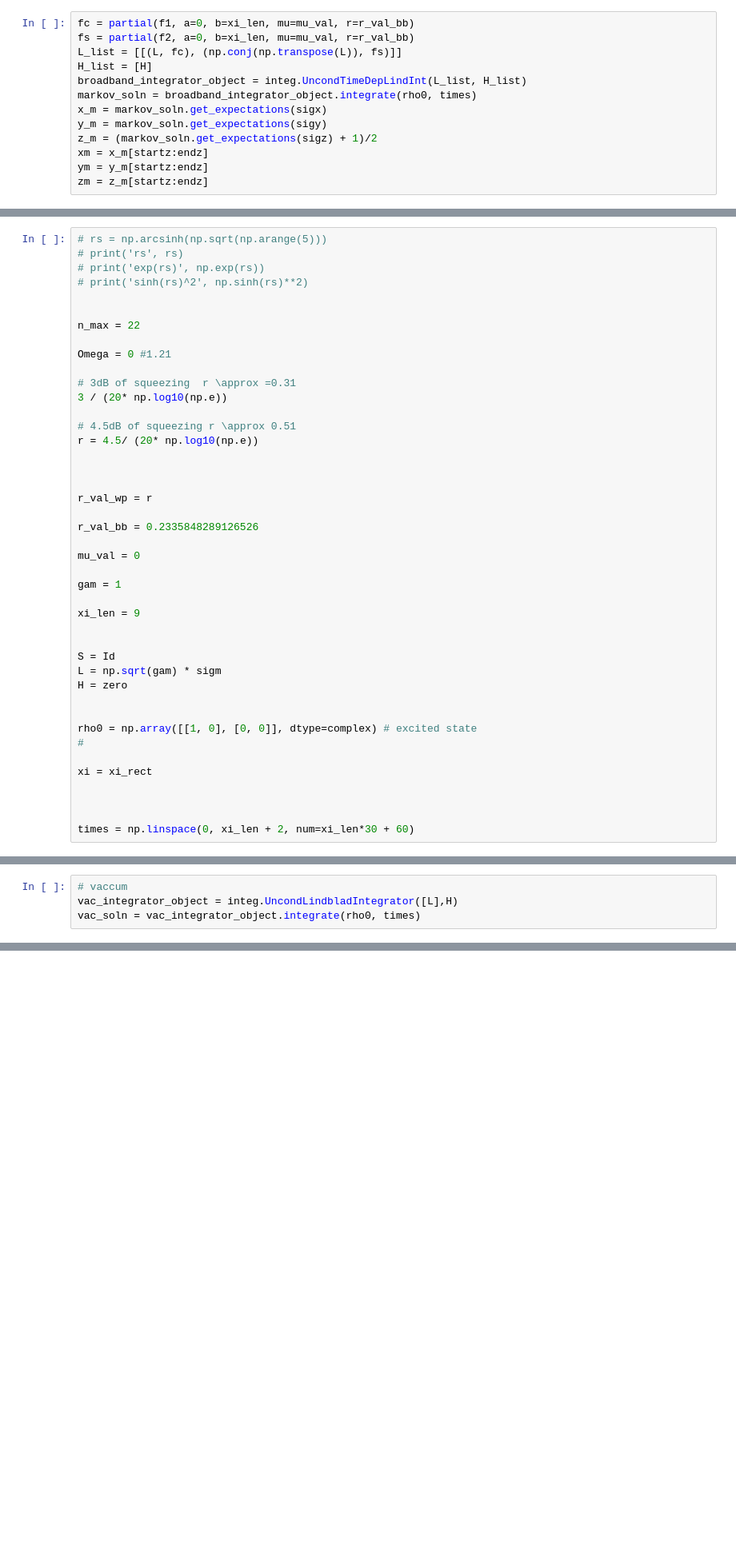
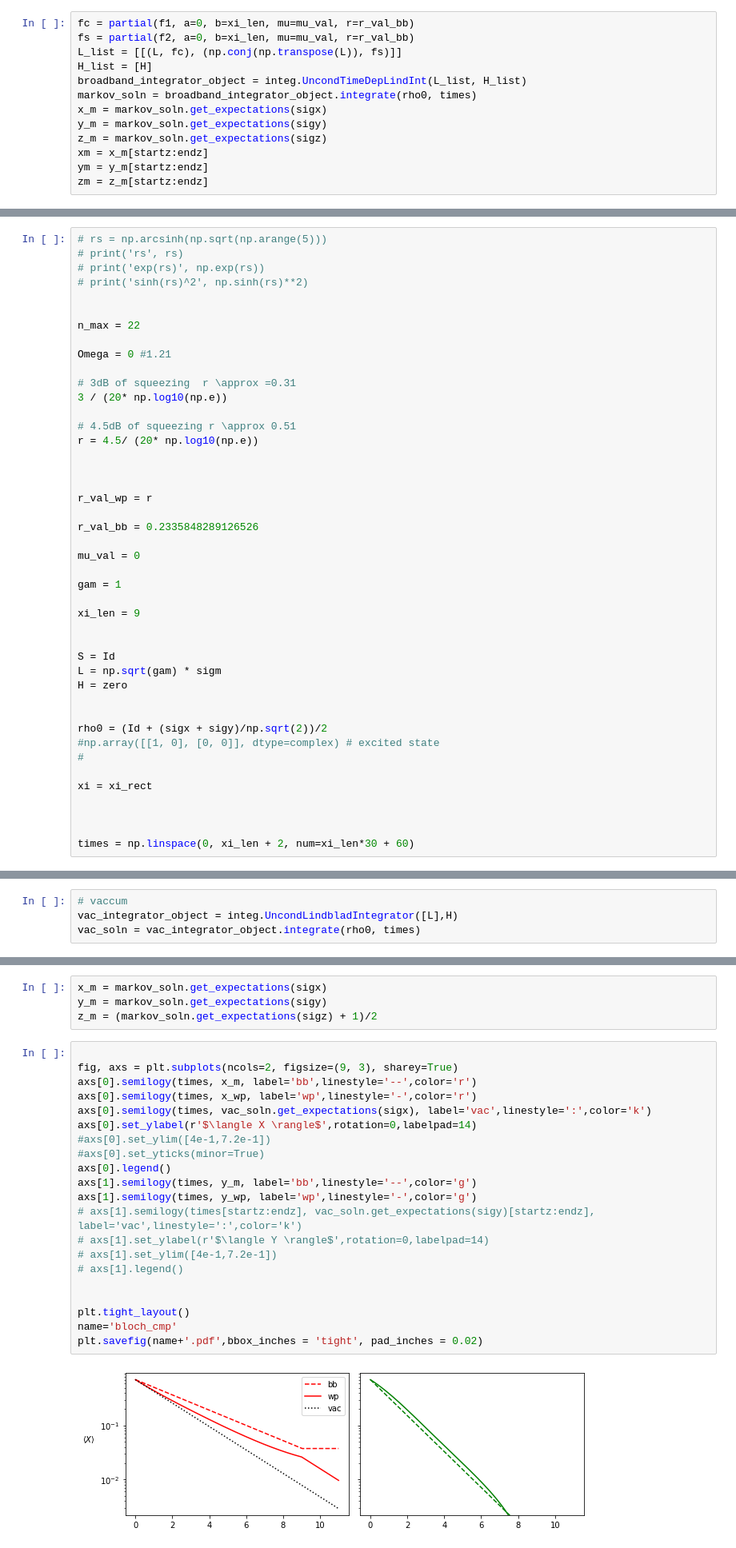
Before and after one commit to CQuIC/pysme, a Jupyter notebook: notebooks/purity-example.ipynb, the cells around one changed output, grey strips where cells are left out. Shown at 80% size. Saved outputs shown, nothing was run; the diff lists cells and outputs as text; blank space fills up the shorter version.

```diff
--- a/notebooks/purity-example.ipynb
+++ b/notebooks/purity-example.ipynb
@@ -196,7 +196,7 @@ broadband_integrator_object = integ.UncondTimeDepLindInt(L_list, H_list)
 markov_soln = broadband_integrator_object.integrate(rho0, times)
 x_m = markov_soln.get_expectations(sigx)
 y_m = markov_soln.get_expectations(sigy)
-z_m = (markov_soln.get_expectations(sigz) + 1)/2
+z_m = markov_soln.get_expectations(sigz)
 xm = x_m[startz:endz]
 ym = y_m[startz:endz]
 zm = z_m[startz:endz]
@@ -334,7 +366,8 @@ L = np.sqrt(gam) * sigm
 H = zero
 
 
-rho0 = np.array([[1, 0], [0, 0]], dtype=complex) # excited state
+rho0 = (Id + (sigx + sigy)/np.sqrt(2))/2
+#np.array([[1, 0], [0, 0]], dtype=complex) # excited state
 #
 
 xi = xi_rect
@@ -412,6 +456,33 @@ H_list = [H]
 
 broadband_integrator_object = integ.UncondTimeDepLindInt(L_list, H_list)
 markov_soln = broadband_integrator_object.integrate(rho0, times)
+# %%
+x_m = markov_soln.get_expectations(sigx)
+y_m = markov_soln.get_expectations(sigy)
+z_m = (markov_soln.get_expectations(sigz) + 1)/2
+# %%
+
+fig, axs = plt.subplots(ncols=2, figsize=(9, 3), sharey=True)
+axs[0].semilogy(times, x_m, label='bb',linestyle='--',color='r')
+axs[0].semilogy(times, x_wp, label='wp',linestyle='-',color='r')
+axs[0].semilogy(times, vac_soln.get_expectations(sigx), label='vac',linestyle=':',color='k')
+axs[0].set_ylabel(r'$\langle X \rangle$',rotation=0,labelpad=14)
+#axs[0].set_ylim([4e-1,7.2e-1])
+#axs[0].set_yticks(minor=True)
+axs[0].legend()
+axs[1].semilogy(times, y_m, label='bb',linestyle='--',color='g')
+axs[1].semilogy(times, y_wp, label='wp',linestyle='-',color='g')
+# axs[1].semilogy(times[startz:endz], vac_soln.get_expectations(sigy)[startz:endz], label='vac',linestyle=':',color='k')
+# axs[1].set_ylabel(r'$\langle Y \rangle$',rotation=0,labelpad=14)
+# axs[1].set_ylim([4e-1,7.2e-1])
+# axs[1].legend()
+
+
+plt.tight_layout()
+name='bloch_cmp'
+plt.savefig(name+'.pdf',bbox_inches = 'tight', pad_inches = 0.02)
+# %% [output]
+[figure, added]
 # %%
 gs = matplotlib.gridspec.GridSpec(2, 1)
 fig = plt.figure(figsize=[6, 8])
```
Also changed, not shown: parts of 13 cells of this notebook.
